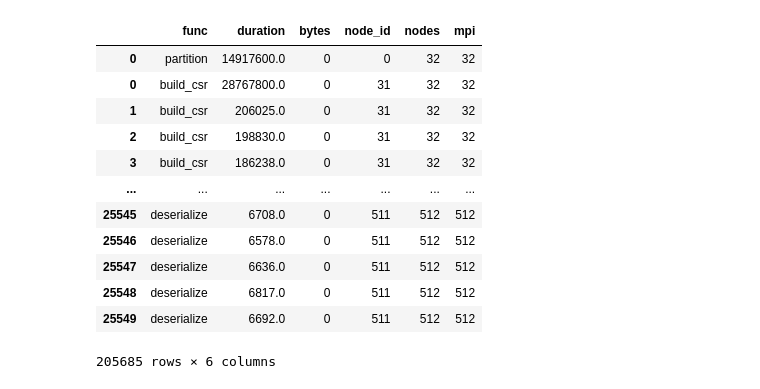
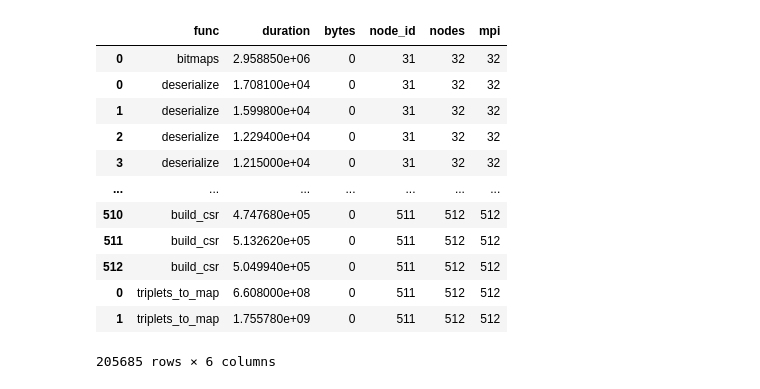
Before and after one commit to sven-weber/spgemm, a Jupyter notebook: plots/scalability.ipynb, the cells around one changed output. Saved outputs shown, nothing was run; the diff lists cells and outputs as text; code cells hidden in the pictures.

```diff
--- a/plots/scalability.ipynb
+++ b/plots/scalability.ipynb
@@ -12,17 +15,17 @@ assert 'drop_parallel' in ft
-# %%
-drop = ft['drop_parallel']
-drop
-# %% [output]
-|  | func | duration | bytes | node_id | nodes | mpi |
-| 0 | partition | 14917600.0 | 0 | 0 | 32 | 32 |
-| 0 | build_csr | 28767800.0 | 0 | 31 | 32 | 32 |
-| 1 | build_csr | 206025.0 | 0 | 31 | 32 | 32 |
-| 2 | build_csr | 198830.0 | 0 | 31 | 32 | 32 |
-| 3 | build_csr | 186238.0 | 0 | 31 | 32 | 32 |
-| ... | ... | ... | ... | ... | ... | ... |
-| 25545 | deserialize | 6708.0 | 0 | 511 | 512 | 512 |
-| 25546 | deserialize | 6578.0 | 0 | 511 | 512 | 512 |
-| 25547 | deserialize | 6636.0 | 0 | 511 | 512 | 512 |
-| 25548 | deserialize | 6817.0 | 0 | 511 | 512 | 512 |
-| 25549 | deserialize | 6692.0 | 0 | 511 | 512 | 512 |
-205685 rows × 6 columns
+# %%
+nlpkkt240 = ft['nlpkkt240']
+nlpkkt240
+# %% [output]
+|  | func | duration | bytes | node_id | nodes | mpi |
+| 0 | bitmaps | 2.958850e+06 | 0 | 31 | 32 | 32 |
+| 0 | deserialize | 1.708100e+04 | 0 | 31 | 32 | 32 |
+| 1 | deserialize | 1.599800e+04 | 0 | 31 | 32 | 32 |
+| 2 | deserialize | 1.229400e+04 | 0 | 31 | 32 | 32 |
+| 3 | deserialize | 1.215000e+04 | 0 | 31 | 32 | 32 |
+| ... | ... | ... | ... | ... | ... | ... |
+| 510 | build_csr | 4.747680e+05 | 0 | 511 | 512 | 512 |
+| 511 | build_csr | 5.132620e+05 | 0 | 511 | 512 | 512 |
+| 512 | build_csr | 5.049940e+05 | 0 | 511 | 512 | 512 |
+| 0 | triplets_to_map | 6.608000e+08 | 0 | 511 | 512 | 512 |
+| 1 | triplets_to_map | 1.755780e+09 | 0 | 511 | 512 | 512 |
+205685 rows × 6 columns
```
Also changed, not shown: parts of 5 cells of this notebook, 2 other files.
